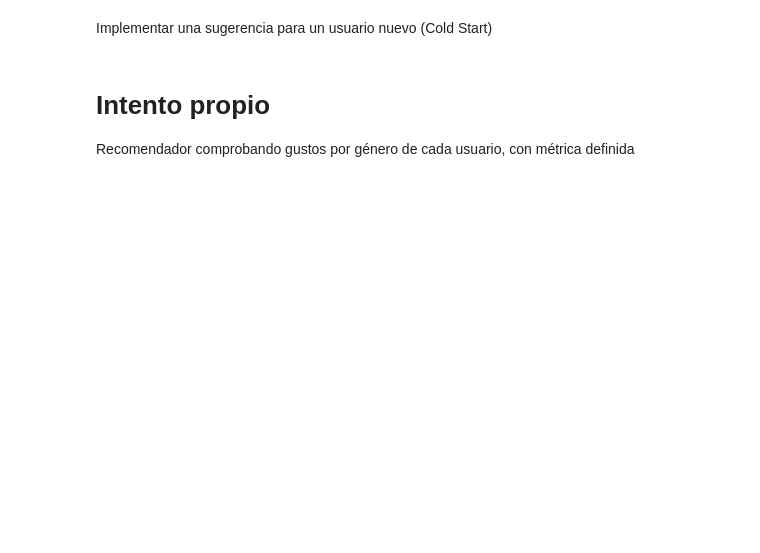
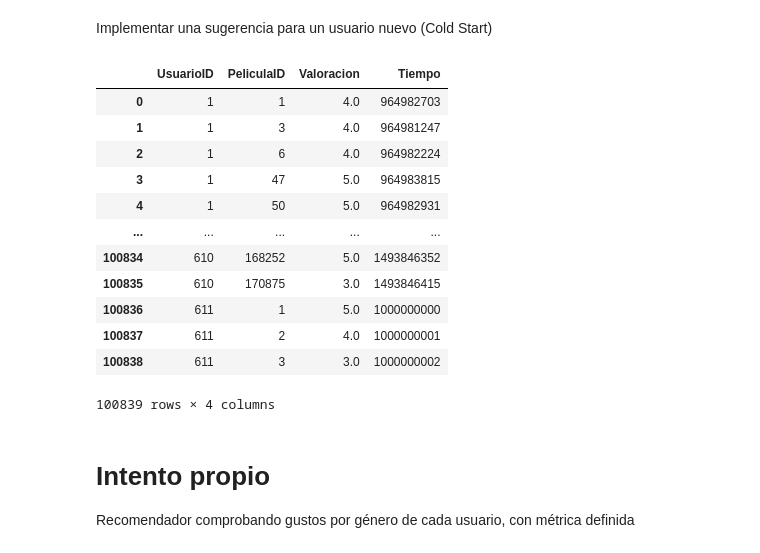
Before and after one commit to Adrianrobarq/DataScienceIEBS, a Jupyter notebook: Bloque 7/Sistema de Recomendacion/sistema de recomendacion.ipynb, the cells around one changed output. Cells and saved outputs as stored; diff of their text form; code cells hidden in the pictures; blank space fills up the shorter version.

```diff
--- a/Bloque 7/Sistema de Recomendacion/sistema de recomendacion.ipynb
+++ b/Bloque 7/Sistema de Recomendacion/sistema de recomendacion.ipynb
@@ -508,5 +508,44 @@ recomendar_peliculas(421, usuarios_tot, peliculas ,num_recomendaciones=10, Gener
 # %% [markdown]
 Implementar una sugerencia para un usuario nuevo (Cold Start)
+# %%
+# Definimos una función para incluir un usuario nuevo en los datos
+
+def añadir_usuario(datos, usuario):
+    # Comprovamos que usuario sea un DataFrame
+    if not isinstance(usuario, pd.DataFrame):
+        usuario = pd.DataFrame(usuario)
+
+    # Añadimos un nuevo ID de usuario
+    usuario_id = datos['UsuarioID'].max() + 1
+    usuario['UsuarioID'] = usuario_id
+
+    # Concatenamos el nuevo usuario al DataFrame de datos
+    datos = pd.concat([datos, usuario], ignore_index=True)
+
+    return datos
+# %%
+# Vamos a hacer una prueba con un usuario nuevo
+nuevo_usuario_df = {
+    'PeliculaID': [1, 2, 3],
+    'Valoracion': [5, 4, 3],
+    'Tiempo': [1000000000, 1000000001, 1000000002]
+}
+
+añadir_usuario(ratings, nuevo_usuario_df)
+# %% [output]
+|  | UsuarioID | PeliculaID | Valoracion | Tiempo |
+| 0 | 1 | 1 | 4.0 | 964982703 |
+| 1 | 1 | 3 | 4.0 | 964981247 |
+| 2 | 1 | 6 | 4.0 | 964982224 |
+| 3 | 1 | 47 | 5.0 | 964983815 |
+| 4 | 1 | 50 | 5.0 | 964982931 |
+| ... | ... | ... | ... | ... |
+| 100834 | 610 | 168252 | 5.0 | 1493846352 |
+| 100835 | 610 | 170875 | 3.0 | 1493846415 |
+| 100836 | 611 | 1 | 5.0 | 1000000000 |
+| 100837 | 611 | 2 | 4.0 | 1000000001 |
+| 100838 | 611 | 3 | 3.0 | 1000000002 |
+100839 rows × 4 columns
 # %% [markdown]
 # Intento propio
 
```
Also changed, not shown: parts of 5 cells of this notebook, 2 other files.
